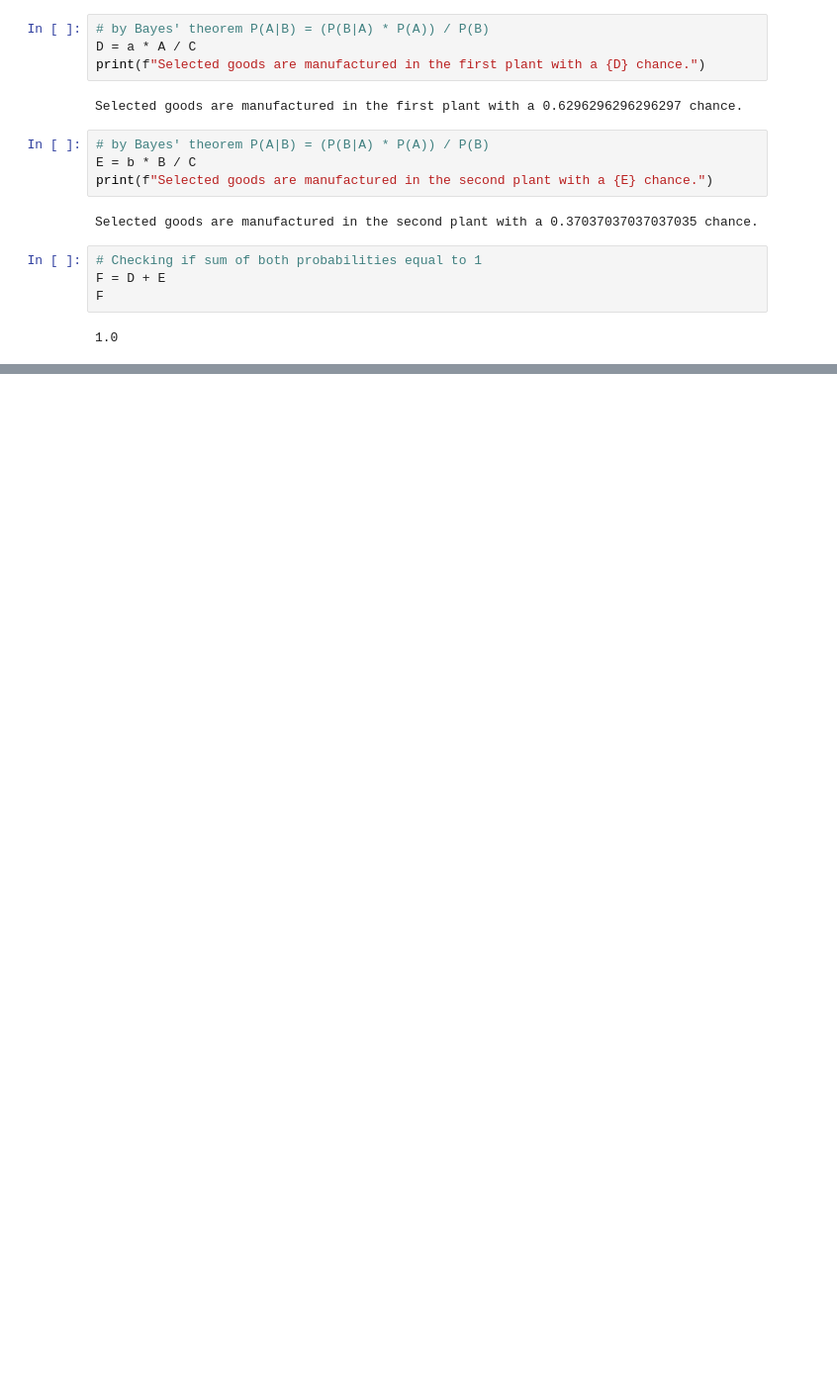
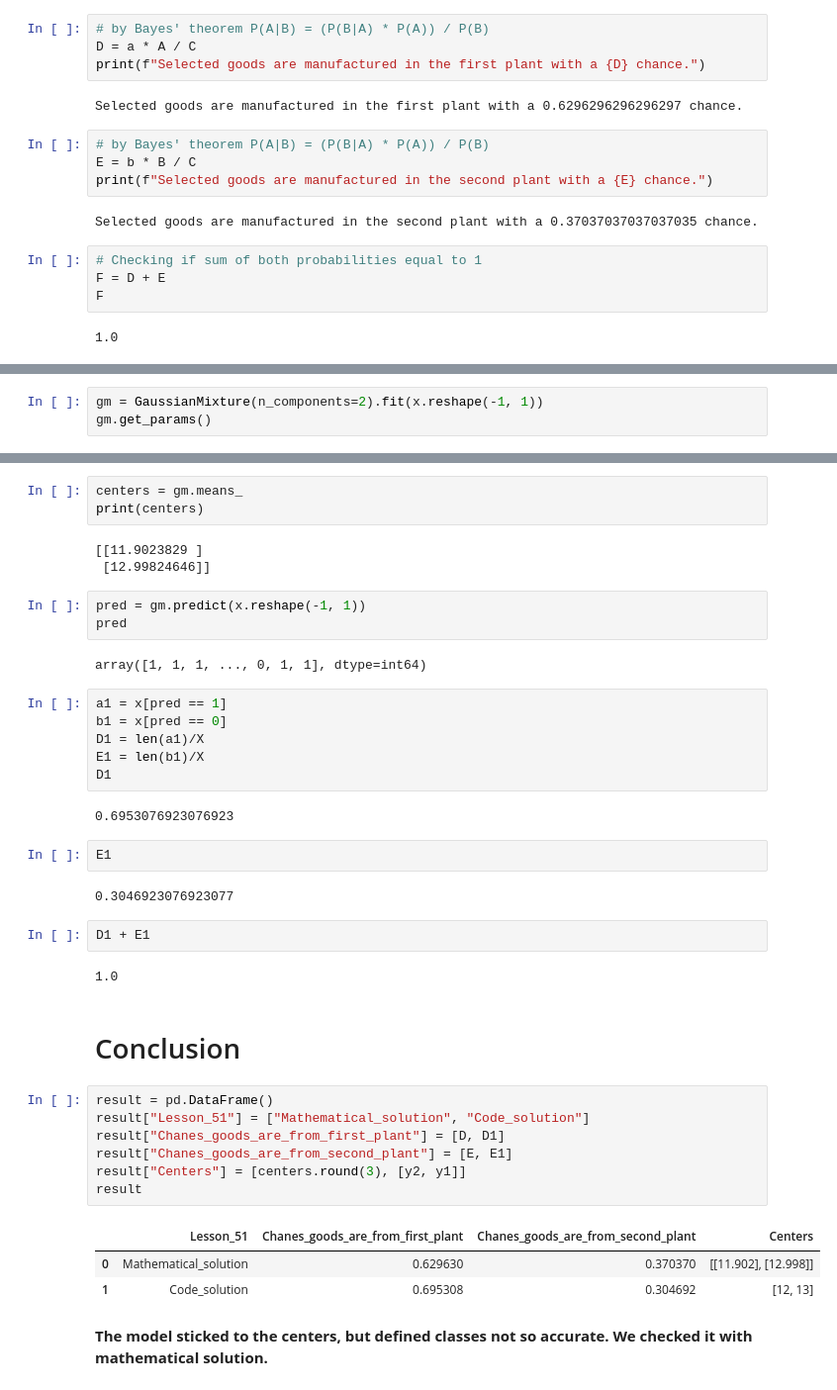
Before and after one commit to Leywa-git/Start_UP_IT_PDS2, a Jupyter notebook: Lesson_51/dz_51.ipynb, the cells around one changed output, grey strips where cells are left out. Shown at 99% size. Saved outputs shown, nothing was run; the diff lists cells and outputs as text; blank space fills up the shorter version.

```diff
--- a/Lesson_51/dz_51.ipynb
+++ b/Lesson_51/dz_51.ipynb
@@ -39,0 +67,3 @@ F
+# %%
+gm = GaussianMixture(n_components=2).fit(x.reshape(-1, 1))
+gm.get_params()
@@ -39,0 +85,42 @@ F
+# %%
+centers = gm.means_
+print(centers)
+# %% [output]
+[[11.9023829 ]
+ [12.99824646]]
+# %%
+pred = gm.predict(x.reshape(-1, 1))
+pred
+# %% [output]
+array([1, 1, 1, ..., 0, 1, 1], dtype=int64)
+# %%
+a1 = x[pred == 1]
+b1 = x[pred == 0]
+D1 = len(a1)/X
+E1 = len(b1)/X
+D1
+# %% [output]
+0.6953076923076923
+# %%
+E1
+# %% [output]
+0.3046923076923077
+# %%
+D1 + E1
+# %% [output]
+1.0
+# %% [markdown]
+# Conclusion
+# %%
+result = pd.DataFrame()
+result["Lesson_51"] = ["Mathematical_solution", "Code_solution"]
+result["Chanes_goods_are_from_first_plant"] = [D, D1]
+result["Chanes_goods_are_from_second_plant"] = [E, E1]
+result["Centers"] = [centers.round(3), [y2, y1]]
+result
+# %% [output]
+|  | Lesson_51 | Chanes_goods_are_from_first_plant | Chanes_goods_are_from_second_plant | Centers |
+| 0 | Mathematical_solution | 0.629630 | 0.370370 | [[11.902], [12.998]] |
+| 1 | Code_solution | 0.695308 | 0.304692 | [12, 13] |
+# %% [markdown]
+**The model sticked to the centers, but defined classes not so accurate. We checked it with mathematical solution.**
```
Also changed, not shown: parts of 6 cells of this notebook.
